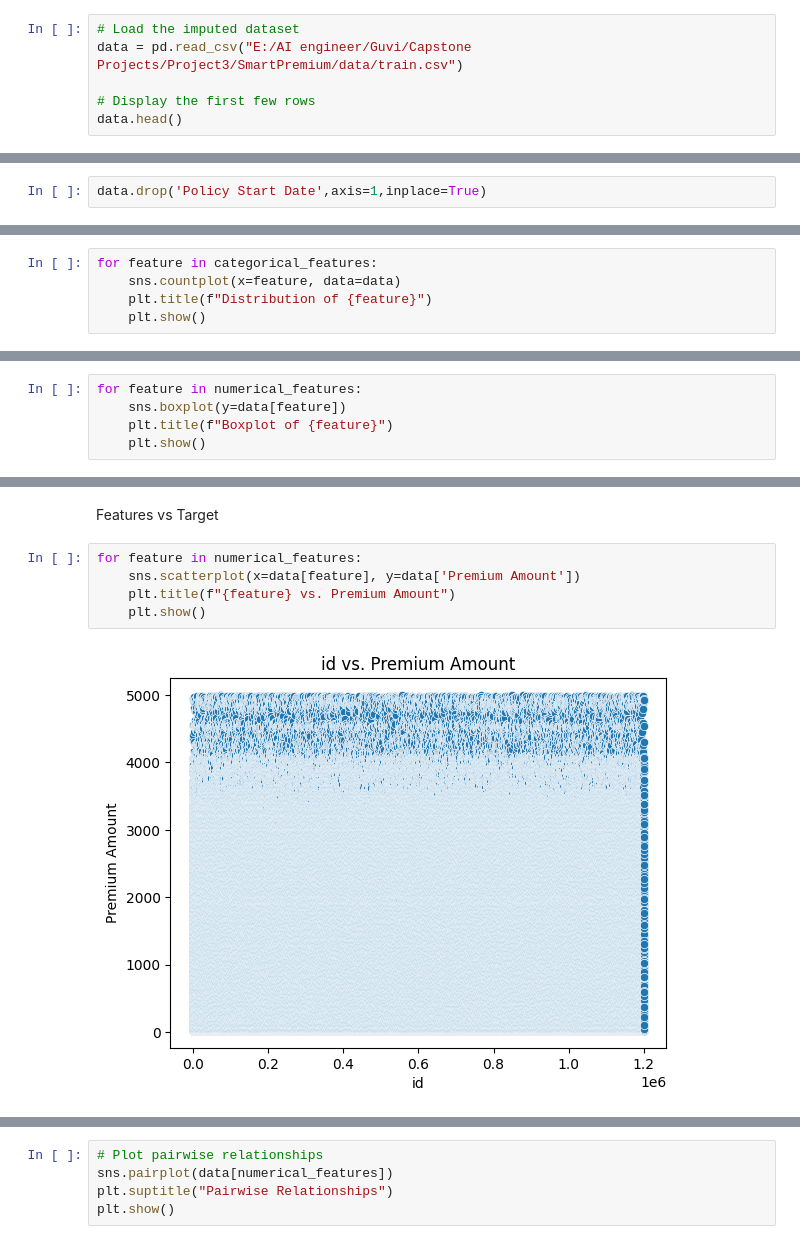
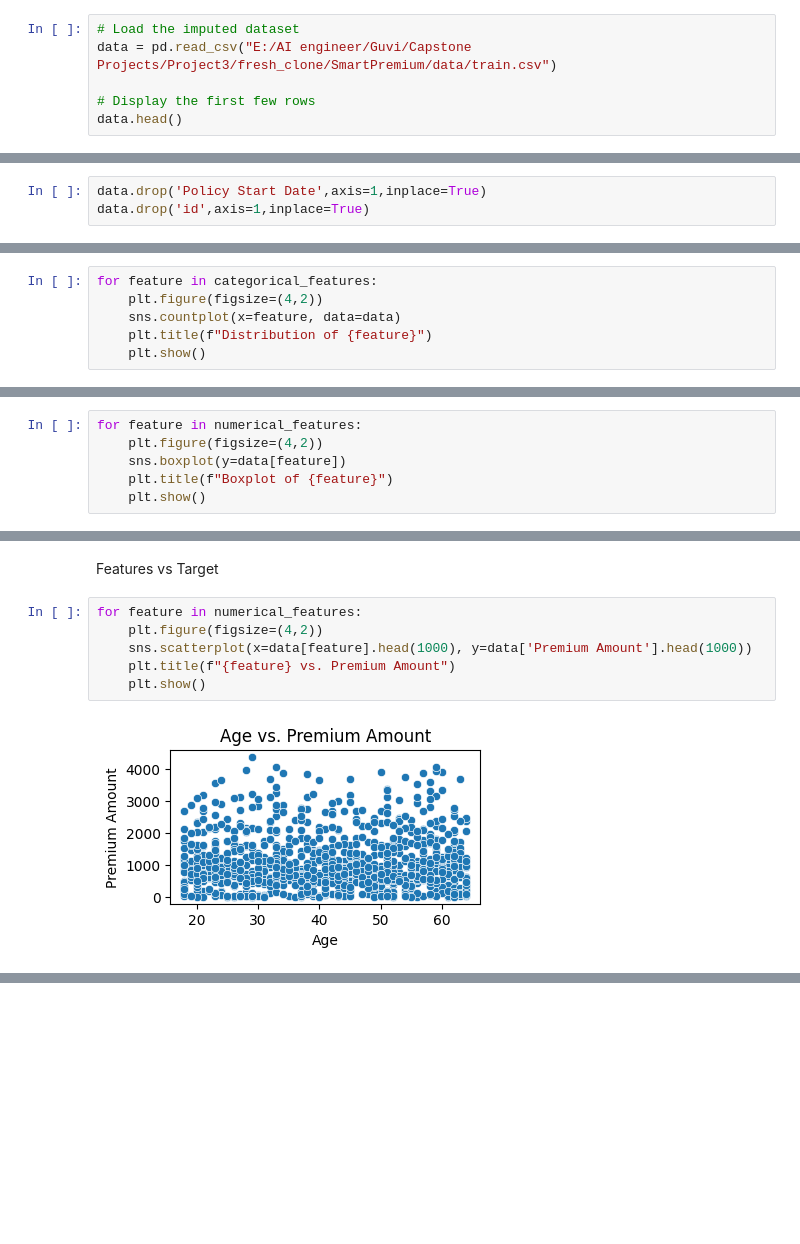
Before and after one commit to Mahaa-Lakshmi/SmartPremium, a Jupyter notebook: notebooks/EDA.ipynb, the cells around one changed output, grey strips where cells are left out. Cells and saved outputs as stored; diff of their text form; blank space fills up the shorter version.

```diff
--- a/notebooks/EDA.ipynb
+++ b/notebooks/EDA.ipynb
@@ -5,7 +5,7 @@ import matplotlib.pyplot as plt
 import seaborn as sns
 # %%
 # Load the imputed dataset
-data = pd.read_csv("E:/AI engineer/Guvi/Capstone Projects/Project3/SmartPremium/data/train.csv")
+data = pd.read_csv("E:/AI engineer/Guvi/Capstone Projects/Project3/fresh_clone/SmartPremium/data/train.csv")
 
 # Display the first few rows
 data.head()
@@ -54,6 +54,7 @@ memory usage: 192.3+ MB
 None
 # %%
 data.drop('Policy Start Date',axis=1,inplace=True)
+data.drop('id',axis=1,inplace=True)
 # %%
 numerical_features,categorical_features=[],[]
 for i in data.columns.to_list():
@@ -89,5 +90,6 @@ plt.show()
 # %%
 for feature in categorical_features:
+    plt.figure(figsize=(4,2))
     sns.countplot(x=feature, data=data)
     plt.title(f"Distribution of {feature}")
     plt.show()
@@ -110,6 +112,7 @@ for feature in categorical_features:
 #### Outliers
 # %%
 for feature in numerical_features:
+    plt.figure(figsize=(4,2))
     sns.boxplot(y=data[feature])
     plt.title(f"Boxplot of {feature}")
     plt.show()
@@ -146,8 +149,9 @@ sns.kdeplot(data['Premium Amount'])
 Features vs Target
 # %%
 for feature in numerical_features:
-    sns.scatterplot(x=data[feature], y=data['Premium Amount'])
+    plt.figure(figsize=(4,2))
+    sns.scatterplot(x=data[feature].head(1000), y=data['Premium Amount'].head(1000))
     plt.title(f"{feature} vs. Premium Amount")
     plt.show()
 # %% [output]
-[figure, old version]
+[figure, new version]
@@ -159,5 +161,0 @@ for feature in numerical_features:
-# %%
-# Plot pairwise relationships
-sns.pairplot(data[numerical_features])
-plt.suptitle("Pairwise Relationships")
-plt.show()
```
Also changed, not shown: parts of 7 cells of this notebook, 1 other file.
